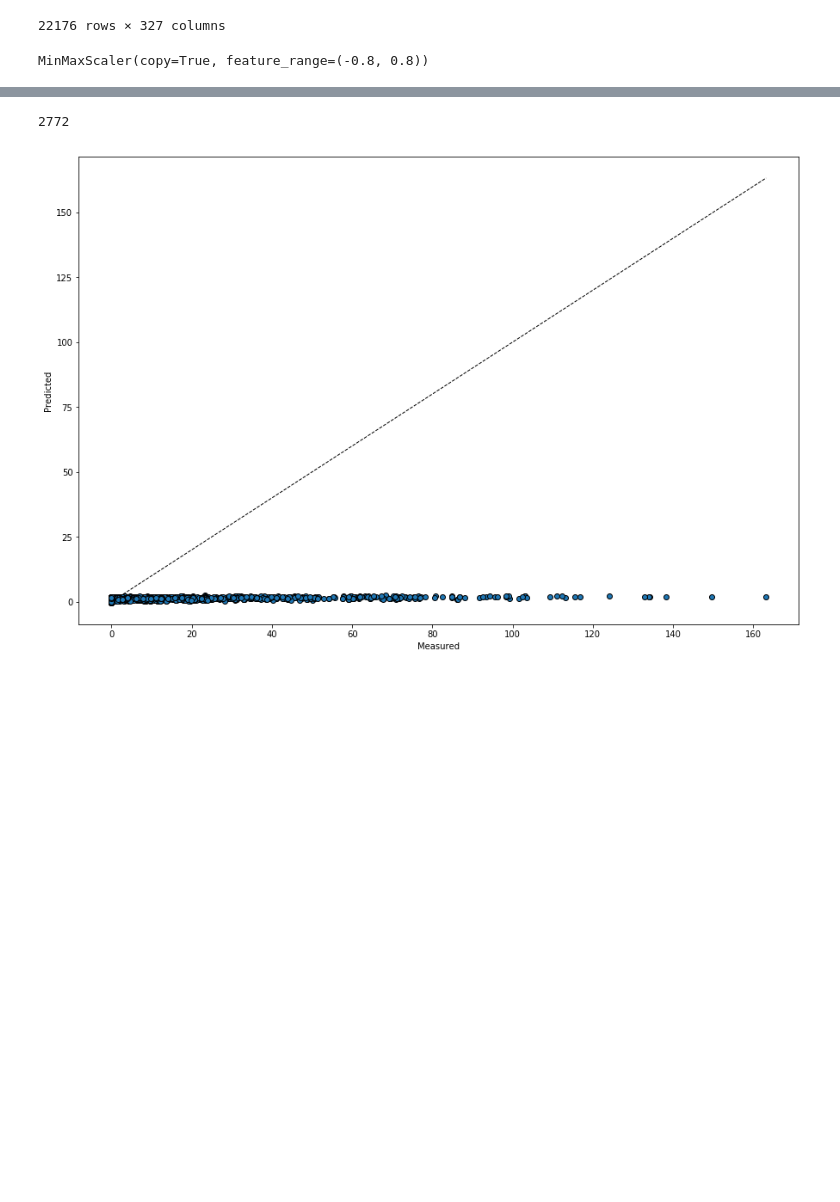
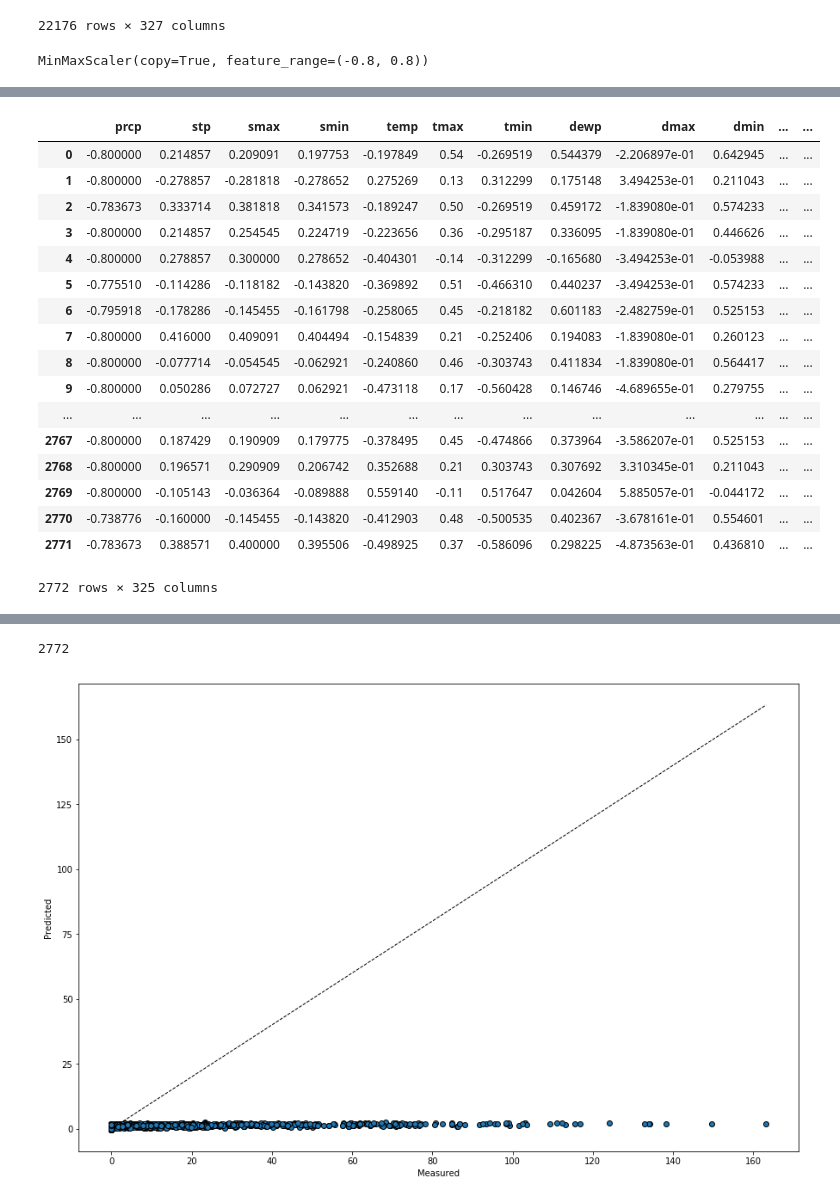
Before and after one commit to dedeco/bigclima-project, a Jupyter notebook: notebooks/graphs-zarate-n17-summer-bh-prcp-extreme-fix-balanceamento-scaled.ipynb, the cells around one changed output, grey strips where cells are left out. Cells and saved outputs as stored; diff of their text form; code cells hidden in the pictures; blank space fills up the shorter version.

```diff
--- a/notebooks/graphs-zarate-n17-summer-bh-prcp-extreme-fix-balanceamento-scaled.ipynb
+++ b/notebooks/graphs-zarate-n17-summer-bh-prcp-extreme-fix-balanceamento-scaled.ipynb
@@ -830,6 +830,27 @@ X_test = X_test.drop('prcp_acum_24',1)
 # %%
 sc_X_test = scale.transform(X_test)
 C = pd.DataFrame(sc_X_test, columns = X_test.columns)
+# %%
+C
+# %% [output]
+|  | prcp | stp | smax | smin | temp | tmax | tmin | dewp | dmax | dmin | ... | ... |
+| 0 | -0.800000 | 0.214857 | 0.209091 | 0.197753 | -0.197849 | 0.54 | -0.269519 | 0.544379 | -2.206897e-01 | 0.642945 | ... | ... |
+| 1 | -0.800000 | -0.278857 | -0.281818 | -0.278652 | 0.275269 | 0.13 | 0.312299 | 0.175148 | 3.494253e-01 | 0.211043 | ... | ... |
+| 2 | -0.783673 | 0.333714 | 0.381818 | 0.341573 | -0.189247 | 0.50 | -0.269519 | 0.459172 | -1.839080e-01 | 0.574233 | ... | ... |
+| 3 | -0.800000 | 0.214857 | 0.254545 | 0.224719 | -0.223656 | 0.36 | -0.295187 | 0.336095 | -1.839080e-01 | 0.446626 | ... | ... |
+| 4 | -0.800000 | 0.278857 | 0.300000 | 0.278652 | -0.404301 | -0.14 | -0.312299 | -0.165680 | -3.494253e-01 | -0.053988 | ... | ... |
+| 5 | -0.775510 | -0.114286 | -0.118182 | -0.143820 | -0.369892 | 0.51 | -0.466310 | 0.440237 | -3.494253e-01 | 0.574233 | ... | ... |
+| 6 | -0.795918 | -0.178286 | -0.145455 | -0.161798 | -0.258065 | 0.45 | -0.218182 | 0.601183 | -2.482759e-01 | 0.525153 | ... | ... |
+| 7 | -0.800000 | 0.416000 | 0.409091 | 0.404494 | -0.154839 | 0.21 | -0.252406 | 0.194083 | -1.839080e-01 | 0.260123 | ... | ... |
+| 8 | -0.800000 | -0.077714 | -0.054545 | -0.062921 | -0.240860 | 0.46 | -0.303743 | 0.411834 | -1.839080e-01 | 0.564417 | ... | ... |
+| 9 | -0.800000 | 0.050286 | 0.072727 | 0.062921 | -0.473118 | 0.17 | -0.560428 | 0.146746 | -4.689655e-01 | 0.279755 | ... | ... |
+| ... | ... | ... | ... | ... | ... | ... | ... | ... | ... | ... | ... | ... |
+| 2767 | -0.800000 | 0.187429 | 0.190909 | 0.179775 | -0.378495 | 0.45 | -0.474866 | 0.373964 | -3.586207e-01 | 0.525153 | ... | ... |
+| 2768 | -0.800000 | 0.196571 | 0.290909 | 0.206742 | 0.352688 | 0.21 | 0.303743 | 0.307692 | 3.310345e-01 | 0.211043 | ... | ... |
+| 2769 | -0.800000 | -0.105143 | -0.036364 | -0.089888 | 0.559140 | -0.11 | 0.517647 | 0.042604 | 5.885057e-01 | -0.044172 | ... | ... |
+| 2770 | -0.738776 | -0.160000 | -0.145455 | -0.143820 | -0.412903 | 0.48 | -0.500535 | 0.402367 | -3.678161e-01 | 0.554601 | ... | ... |
+| 2771 | -0.783673 | 0.388571 | 0.400000 | 0.395506 | -0.498925 | 0.37 | -0.586096 | 0.298225 | -4.873563e-01 | 0.436810 | ... | ... |
+2772 rows × 325 columns
 # %%
 pred = regressor.predict(input_fn=wx_input_fn(C,
                                               num_epochs=1,
```
Also changed, not shown: parts of 6 cells of this notebook, 8 other files.
